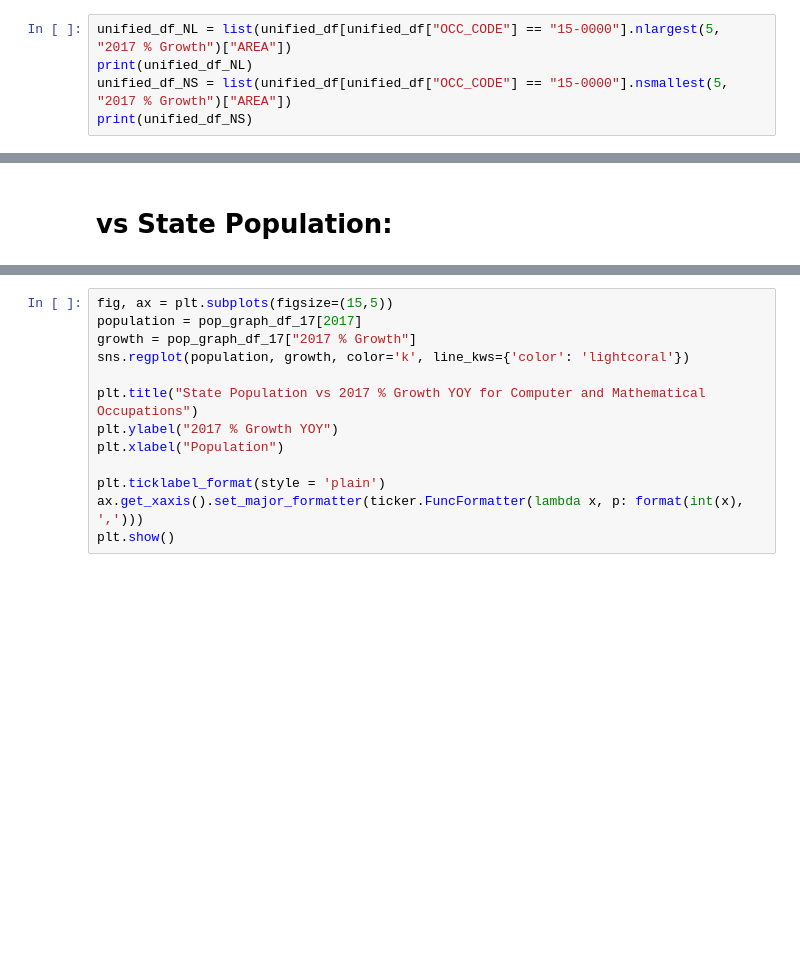
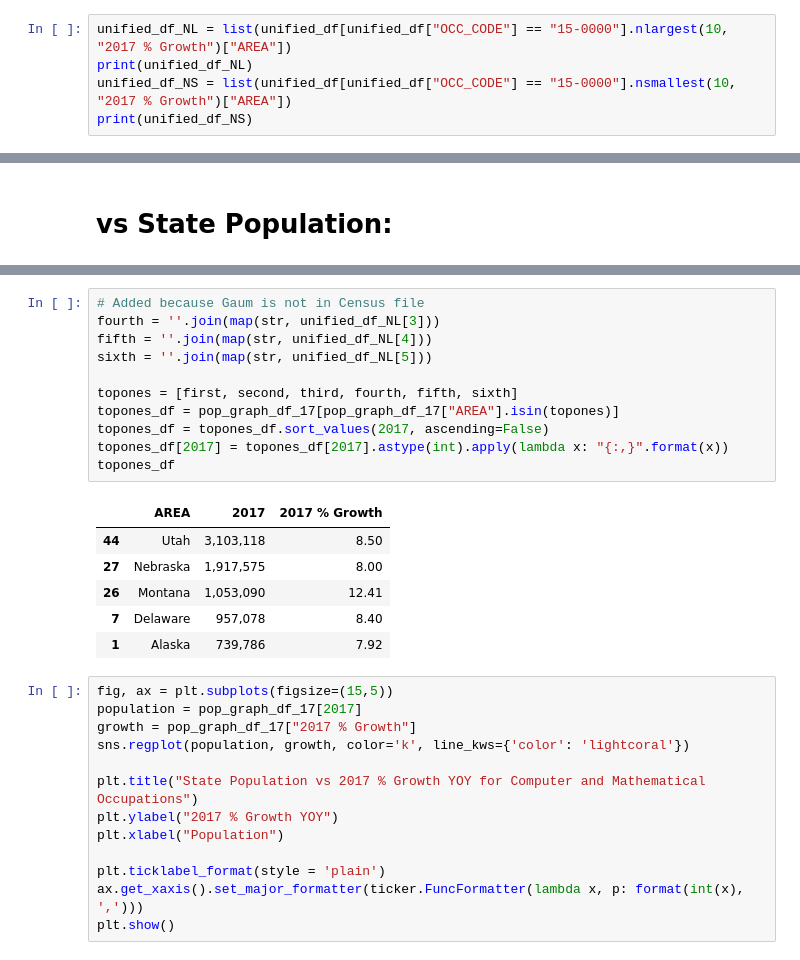
Before and after one commit to WCW789/Project1, a Jupyter notebook: State_Emp_Analysis.ipynb, the cells around one changed output, grey strips where cells are left out. Saved outputs shown, nothing was run; the diff lists cells and outputs as text; blank space fills up the shorter version.

```diff
--- a/State_Emp_Analysis.ipynb
+++ b/State_Emp_Analysis.ipynb
@@ -182,8 +182,8 @@ unified_df = unified_df.replace([np.inf, -np.inf], np.nan).dropna()
 # %% [markdown]
 # Create Charts:
 # %%
-unified_df_NL = list(unified_df[unified_df["OCC_CODE"] == "15-0000"].nlargest(5, "2017 % Growth")["AREA"])
+unified_df_NL = list(unified_df[unified_df["OCC_CODE"] == "15-0000"].nlargest(10, "2017 % Growth")["AREA"])
 print(unified_df_NL)
-unified_df_NS = list(unified_df[unified_df["OCC_CODE"] == "15-0000"].nsmallest(5, "2017 % Growth")["AREA"])
+unified_df_NS = list(unified_df[unified_df["OCC_CODE"] == "15-0000"].nsmallest(10, "2017 % Growth")["AREA"])
 print(unified_df_NS)
 # %% [output]
@@ -374,3 +390,21 @@ pop_graph_df_17.head()
+# %%
+# Added because Gaum is not in Census file
+fourth = ''.join(map(str, unified_df_NL[3]))
+fifth = ''.join(map(str, unified_df_NL[4]))
+sixth = ''.join(map(str, unified_df_NL[5]))
+
+topones = [first, second, third, fourth, fifth, sixth]
+topones_df = pop_graph_df_17[pop_graph_df_17["AREA"].isin(topones)]
+topones_df = topones_df.sort_values(2017, ascending=False)
+topones_df[2017] = topones_df[2017].astype(int).apply(lambda x: "{:,}".format(x))
+topones_df
+# %% [output]
+|  | AREA | 2017 | 2017 % Growth |
+| 44 | Utah | 3,103,118 | 8.50 |
+| 27 | Nebraska | 1,917,575 | 8.00 |
+| 26 | Montana | 1,053,090 | 12.41 |
+| 7 | Delaware | 957,078 | 8.40 |
+| 1 | Alaska | 739,786 | 7.92 |
 # %%
 fig, ax = plt.subplots(figsize=(15,5))
 population = pop_graph_df_17[2017]
```
Also changed, not shown: parts of 4 cells of this notebook, 1 other file.
